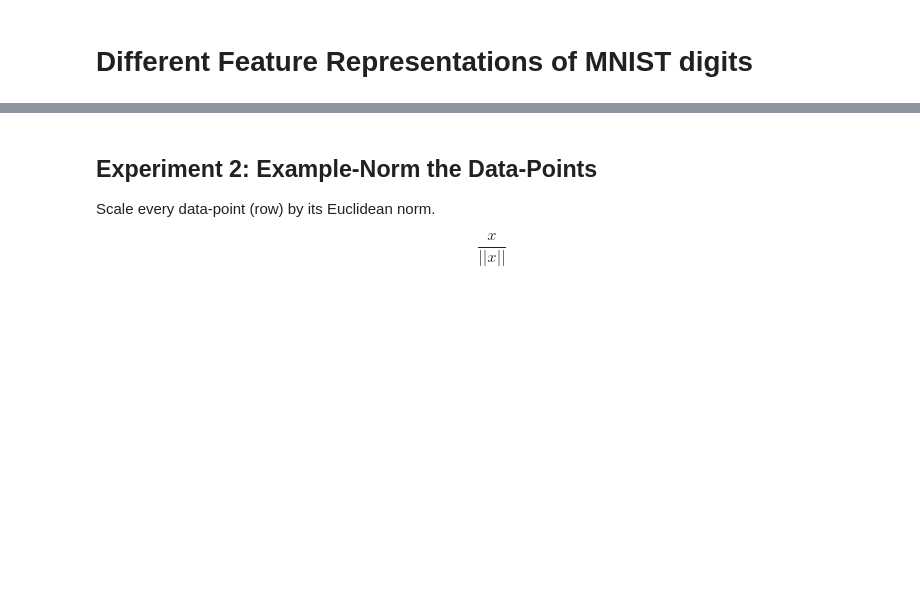
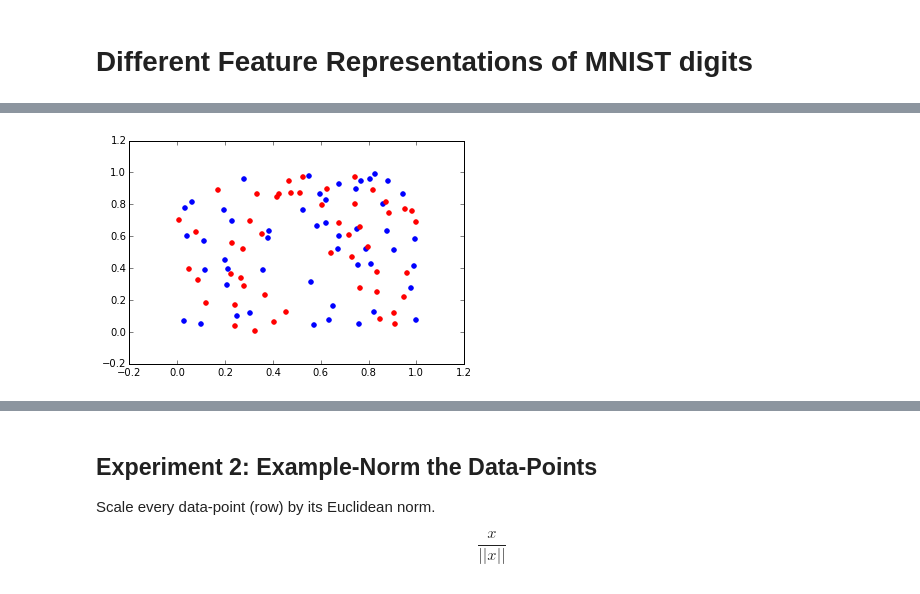
Before and after one commit to sunnyyy/python-notebooks, a Jupyter notebook: featsmnist.ipynb, the cells around one changed output, grey strips where cells are left out. Saved outputs shown, nothing was run; the diff lists cells and outputs as text; code cells hidden in the pictures; blank space fills up the shorter version.

```diff
--- a/featsmnist.ipynb
+++ b/featsmnist.ipynb
@@ -72,0 +123,14 @@ plt.imshow(meanimg.reshape(28, 28), interpolation='none', cmap = plt.get_cmap('g
+# %%
+def scatterplot_labeledpoints(X, y):
+    """plot 2-d points, colored with one of two labels (-1 or 1)"""
+    plt.scatter(X[y==1, 0], X[y==1, 1], color='b')
+    plt.scatter(X[y==-1, 0], X[y==-1, 1], color='r')
+    plt.show()
+
+# original points
+toyX = np.random.rand(100, 2)   # 100 points in 2d
+toyy = np.ones(100)
+toyy[50:] = -1
+scatterplot_labeledpoints(toyX, toyy)
+# %% [output]
+[figure, added]
```
Also changed, not shown: parts of 22 cells of this notebook.
